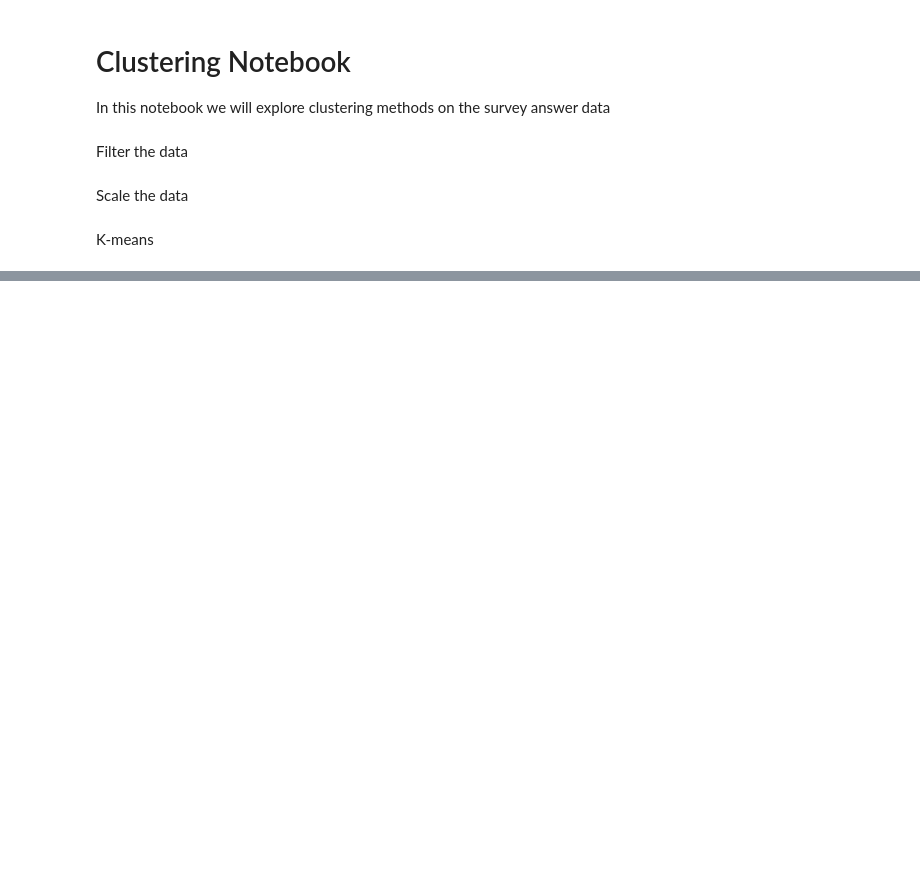
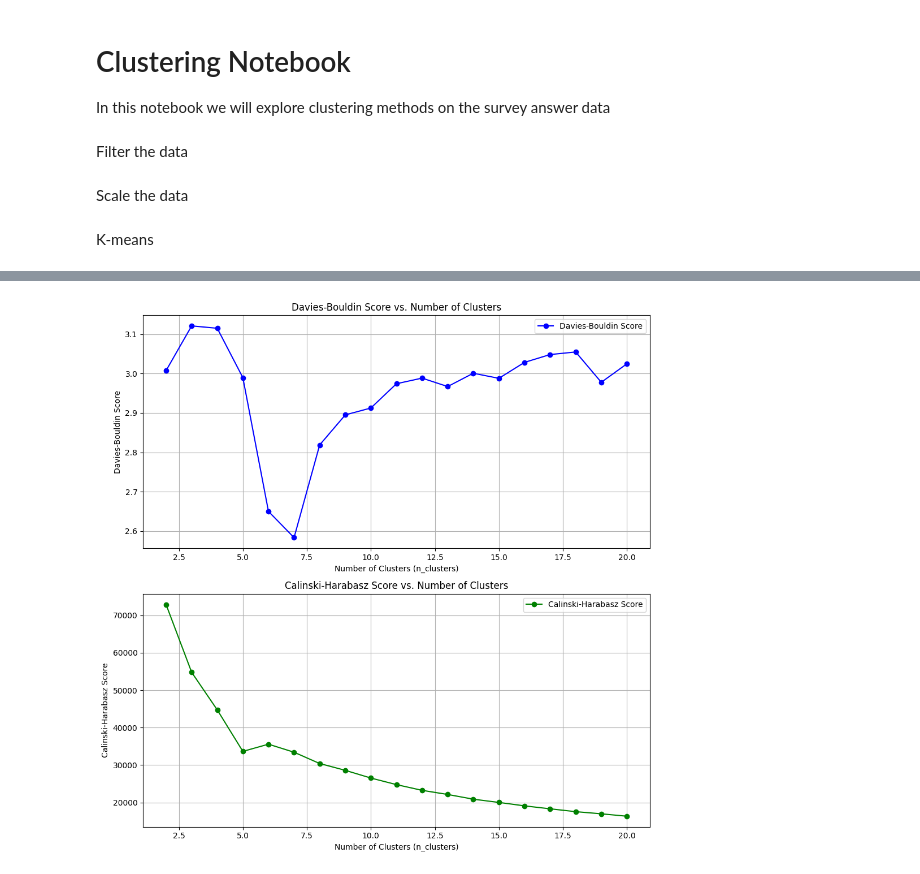
Before and after one commit to jbmages/capstone-project, a Jupyter notebook: notebooks/clustering.ipynb, the cells around one changed output, grey strips where cells are left out. Saved outputs shown, nothing was run; the diff lists cells and outputs as text; code cells hidden in the pictures; blank space fills up the shorter version.

```diff
--- a/notebooks/clustering.ipynb
+++ b/notebooks/clustering.ipynb
@@ -77,0 +64,27 @@ plt.show()
+# %%
+# Create 2x1 grid of subplots
+fig, (ax1, ax2) = plt.subplots(2, 1, figsize=(10, 10))
+
+# Plot Davies-Bouldin Score on the first subplot (ax1)
+ax1.plot(cluster_range, dbi_scores, label='Davies-Bouldin Score', color='blue', marker='o')
+ax1.set_xlabel('Number of Clusters (n_clusters)')
+ax1.set_ylabel('Davies-Bouldin Score')
+ax1.set_title('Davies-Bouldin Score vs. Number of Clusters')
+ax1.grid(True)
+ax1.legend()
+
+# Plot Calinski-Harabasz Score on the second subplot (ax2)
+ax2.plot(cluster_range, ch_scores, label='Calinski-Harabasz Score', color='green', marker='o')
+ax2.set_xlabel('Number of Clusters (n_clusters)')
+ax2.set_ylabel('Calinski-Harabasz Score')
+ax2.set_title('Calinski-Harabasz Score vs. Number of Clusters')
+ax2.grid(True)
+ax2.legend()
+
+# Adjust layout for better spacing
+plt.tight_layout()
+
+# Show plot
+plt.show()
+# %% [output]
+[figure, added]
```
Also changed, not shown: parts of 13 cells of this notebook.
